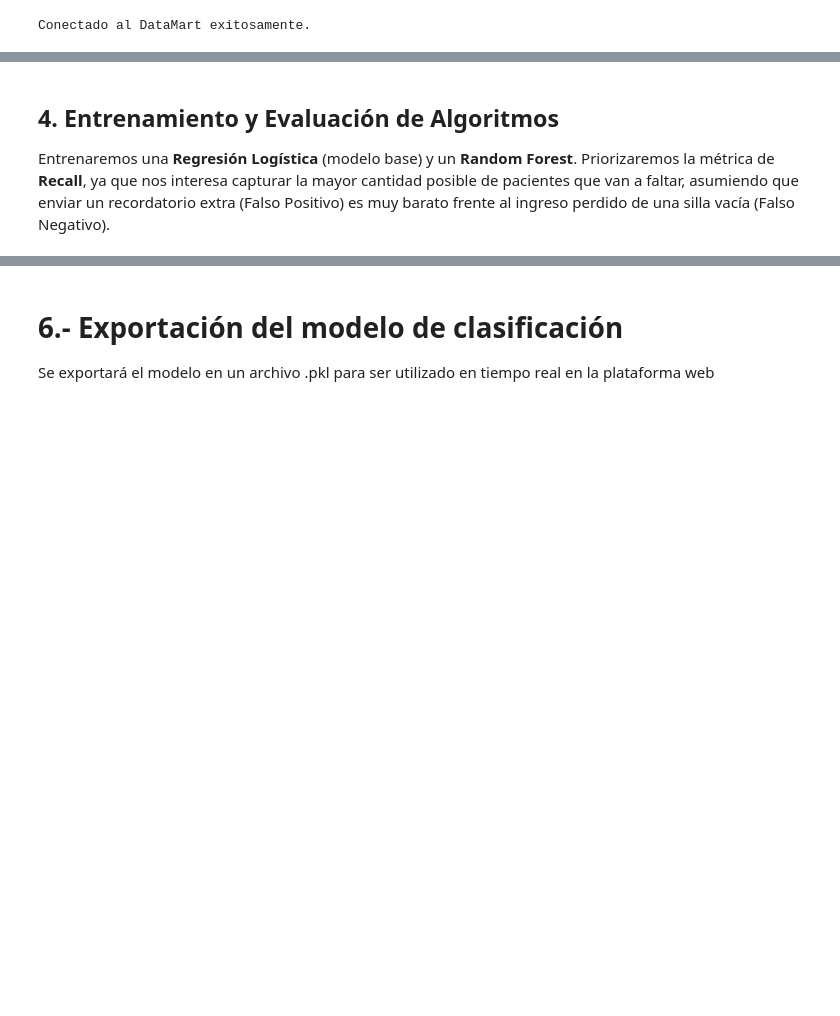
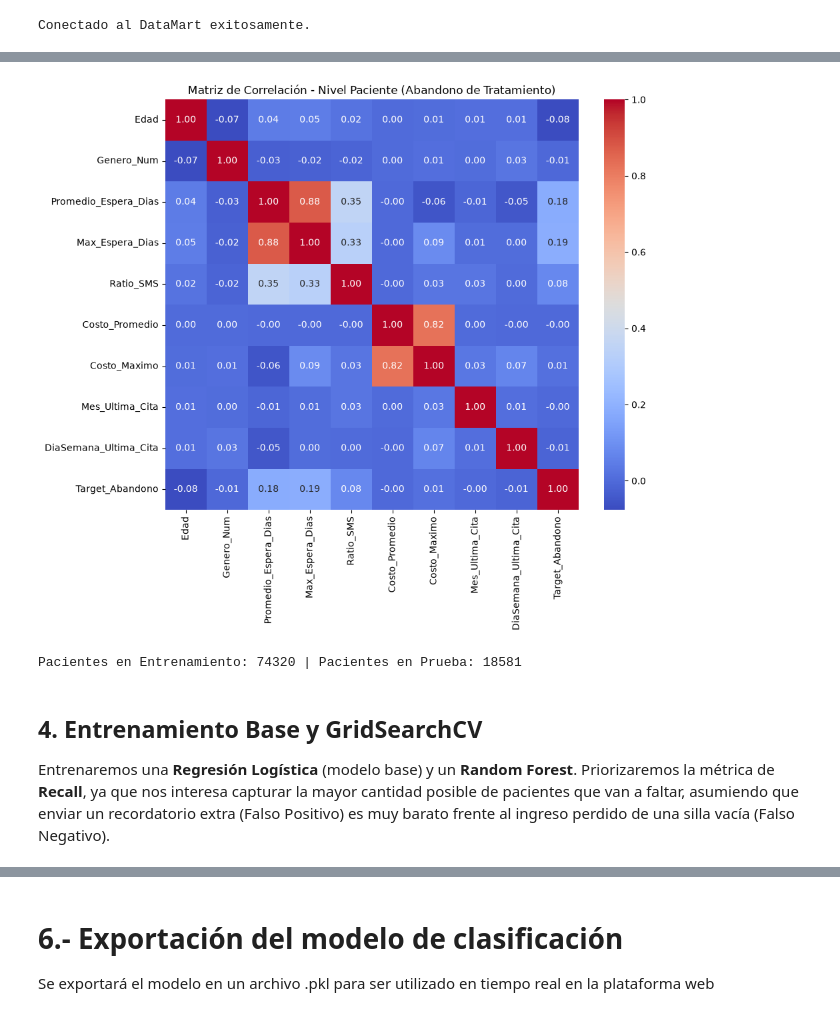
Before and after one commit to Falep24/Proyecto_GADI_Clinica, a Jupyter notebook: 02_Python/modulo_ia.ipynb, the cells around one changed output, grey strips where cells are left out. Cells and saved outputs as stored; diff of their text form; code cells hidden in the pictures; blank space fills up the shorter version.

```diff
--- a/02_Python/modulo_ia.ipynb
+++ b/02_Python/modulo_ia.ipynb
@@ -119,4 +85,29 @@ Entrenamiento: 168426 citas | Prueba: 42107 citas.
+# %%
+# Matriz de Correlación a nivel Paciente (Sin fuga de datos)
+features = [
+    'Edad', 'Genero_Num', 'Promedio_Espera_Dias', 'Max_Espera_Dias',
+    'Ratio_SMS', 'Costo_Promedio', 'Costo_Maximo',
+    'Mes_Ultima_Cita', 'DiaSemana_Ultima_Cita'
+]
+
+plt.figure(figsize=(10, 8))
+sns.heatmap(df_pacientes[features + ['Target_Abandono']].corr(), annot=True, cmap='coolwarm', fmt=".2f")
+plt.title('Matriz de Correlación - Nivel Paciente (Abandono de Tratamiento)')
+plt.show()
+
+# División 80% Entrenamiento / 20% Prueba (Cada fila es un paciente único)
+X = df_pacientes[features]
+y = df_pacientes['Target_Abandono']
+
+X_train, X_test, y_train, y_test = train_test_split(
+    X, y, test_size=0.20, random_state=42, stratify=y
+)
+
+print(f"Pacientes en Entrenamiento: {X_train.shape[0]} | Pacientes en Prueba: {X_test.shape[0]}")
+# %% [output]
+[figure, added]
+Pacientes en Entrenamiento: 74320 | Pacientes en Prueba: 18581
 # %% [markdown]
-## 4. Entrenamiento y Evaluación de Algoritmos
+## 4. Entrenamiento Base y GridSearchCV
 Entrenaremos una **Regresión Logística** (modelo base) y un **Random Forest**. Priorizaremos la métrica de **Recall**, ya que nos interesa capturar la mayor cantidad posible de pacientes que van a faltar, asumiendo que enviar un recordatorio extra (Falso Positivo) es muy barato frente al ingreso perdido de una silla vacía (Falso Negativo).
 # %%
```
Also changed, not shown: parts of 21 cells of this notebook, 3 other files.
